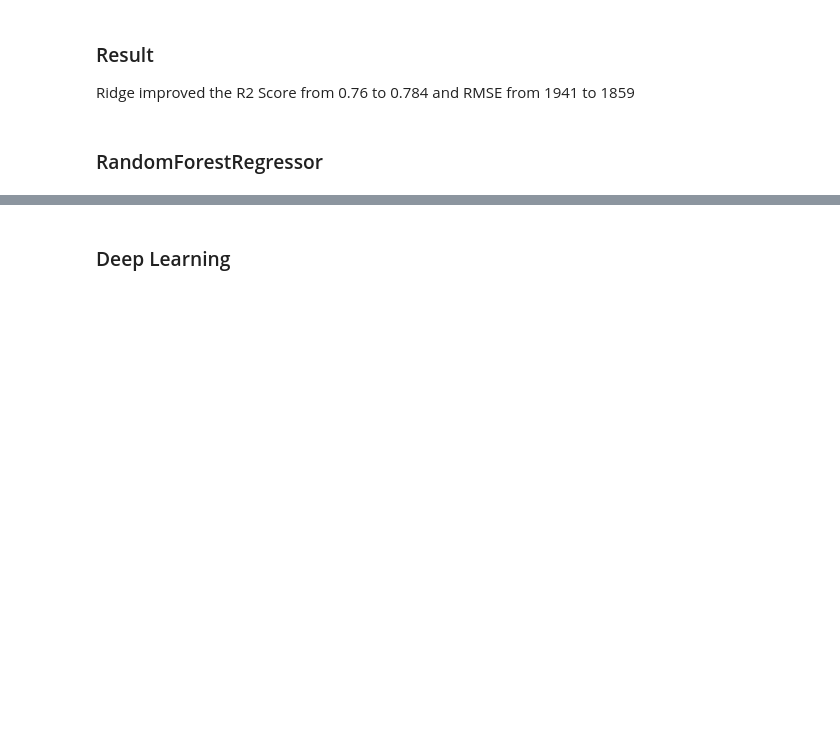
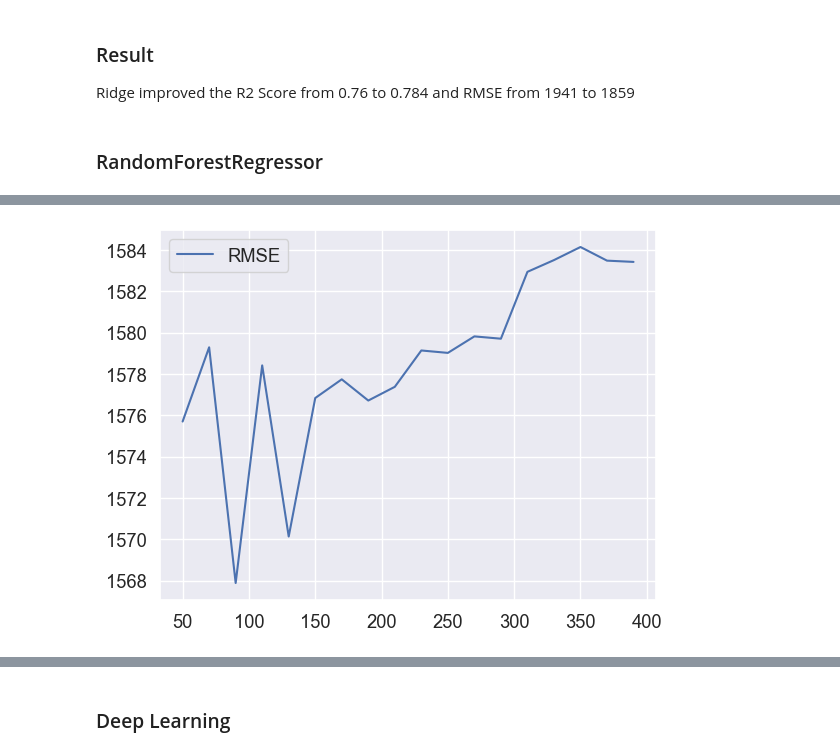
Before and after one commit to Wali-Mohamed/used_car_price_prediction, a Jupyter notebook: notebook.ipynb, the cells around one changed output, grey strips where cells are left out. Cells and saved outputs as stored; diff of their text form; code cells hidden in the pictures; blank space fills up the shorter version.

```diff
--- a/notebook.ipynb
+++ b/notebook.ipynb
@@ -995,0 +919,19 @@ Pipeline(steps=[('columntransformer',
+# %%
+scores=[]
+
+for n_tree in range(50,401,20):
+    # Create the pipeline using make_pipeline
+    model_pipeline = make_pipeline(
+        preprocessor,  # Preprocessing steps
+        RandomForestRegressor(n_estimators=n_tree, random_state=1)
+        )
+    model_pipeline.fit(X_train, y_train)
+
+    # Predict on new data
+    y_pred = model_pipeline.predict(X_val)
+    RMSE = np.sqrt(mean_squared_error(y_val, y_pred))
+    r2=r2_score(y_val, y_pred)
+    scores.append((n_tree, RMSE,r2))
+# %%
+df_scores = pd.DataFrame(scores, columns=['n_estimator','rmse', 'r2'])
+df_scores
@@ -995,0 +956,5 @@ Pipeline(steps=[('columntransformer',
+# %%
+plt.plot(df_scores.n_estimator, df_scores.rmse, label='RMSE') #
+plt.legend();
+# %% [output]
+[figure, added]
```
Also changed, not shown: parts of 67 cells of this notebook, 11 other files.
